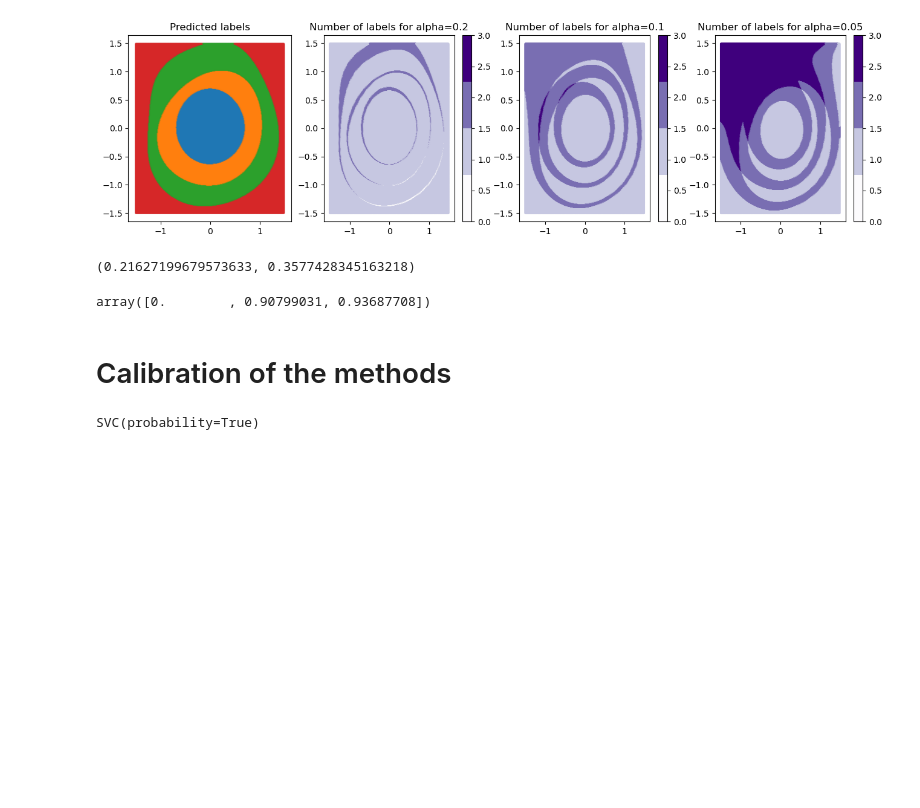
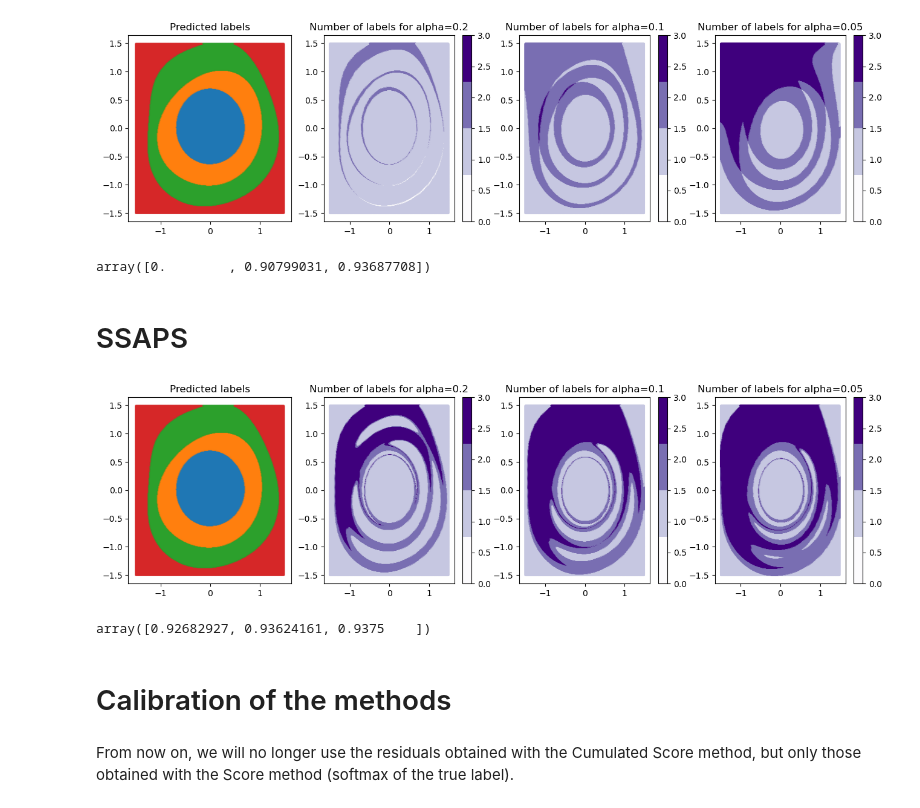
Before and after one commit to simai-ml/MAPIE, a Jupyter notebook: notebooks/generated_dataset.ipynb, the cells around one changed output. Saved outputs shown, nothing was run; the diff lists cells and outputs as text; code cells hidden in the pictures; blank space fills up the shorter version.

```diff
--- a/notebooks/generated_dataset.ipynb
+++ b/notebooks/generated_dataset.ipynb
@@ -433,8 +449,4 @@ y_pred_crf_score, y_ps_crf_score = mapie_crf_score.predict(X_test_mesh, alpha=al
 plot_results(alpha, X_test_mesh, y_pred_crf_score, y_ps_crf_score)
 # %% [output]
 [figure]
-# %%
-min(y_cal_pred), max(y_cal_pred)
-# %% [output]
-(0.21627199679573633, 0.3577428345163218)
 # %%
@@ -442,7 +455,32 @@ classification_ssc_score(y_test, mapie_crf_score.predict(X_test, alpha=alpha, re
 # %% [output]
 array([0.        , 0.90799031, 0.93687708])
+# %% [markdown]
+# SSAPS
+# %%
+##### Instanciate MapieClassifier #####
+mapie_ssaps = MapieClassifier(estimator=model, cv="prefit", method="ssaps")
+
+##### Predict residuals and fit MapieClassifier #####
+y_cal_pred_score = regr_score.predict(X_cal_masked)
+mapie_ssaps.fit(X_cal_masked, y_cal_masked, residuals=y_cal_pred_score)
+
+##### Predict test residuals and predict sets #####
+y_test_pred_res_score = regr_score.predict(X_test)
+y_test_mesh_pred_res_score = regr_score.predict(X_test_mesh)
+y_pred_crf_score, y_ps_crf_score = mapie_ssaps.predict(X_test_mesh, alpha=alpha, residuals=y_test_mesh_pred_res_score)
+
+plot_results(alpha, X_test_mesh, y_pred_crf_score, y_ps_crf_score)
+# %% [output]
+[figure, added]
+# %%
+##### Compute Size-Stratified Coverage metric ####
+classification_ssc_score(y_test, mapie_ssaps.predict(X_test, alpha=alpha, residuals=y_test_pred_res_score)[1])
+# %% [output]
+array([0.92682927, 0.93624161, 0.9375    ])
 # %% [markdown]
 # Calibration of the methods
+# %% [markdown]
+From now on, we will no longer use the residuals obtained with the Cumulated Score method, but only those obtained with the Score method (softmax of the true label).
 # %%
 method_params = {
     "score": "score",
@@ -453,5 +492 @@ method_params = {
 }
-# %%
-grid
-# %% [output]
-SVC(probability=True)
```
Also changed, not shown: parts of 57 cells of this notebook.
